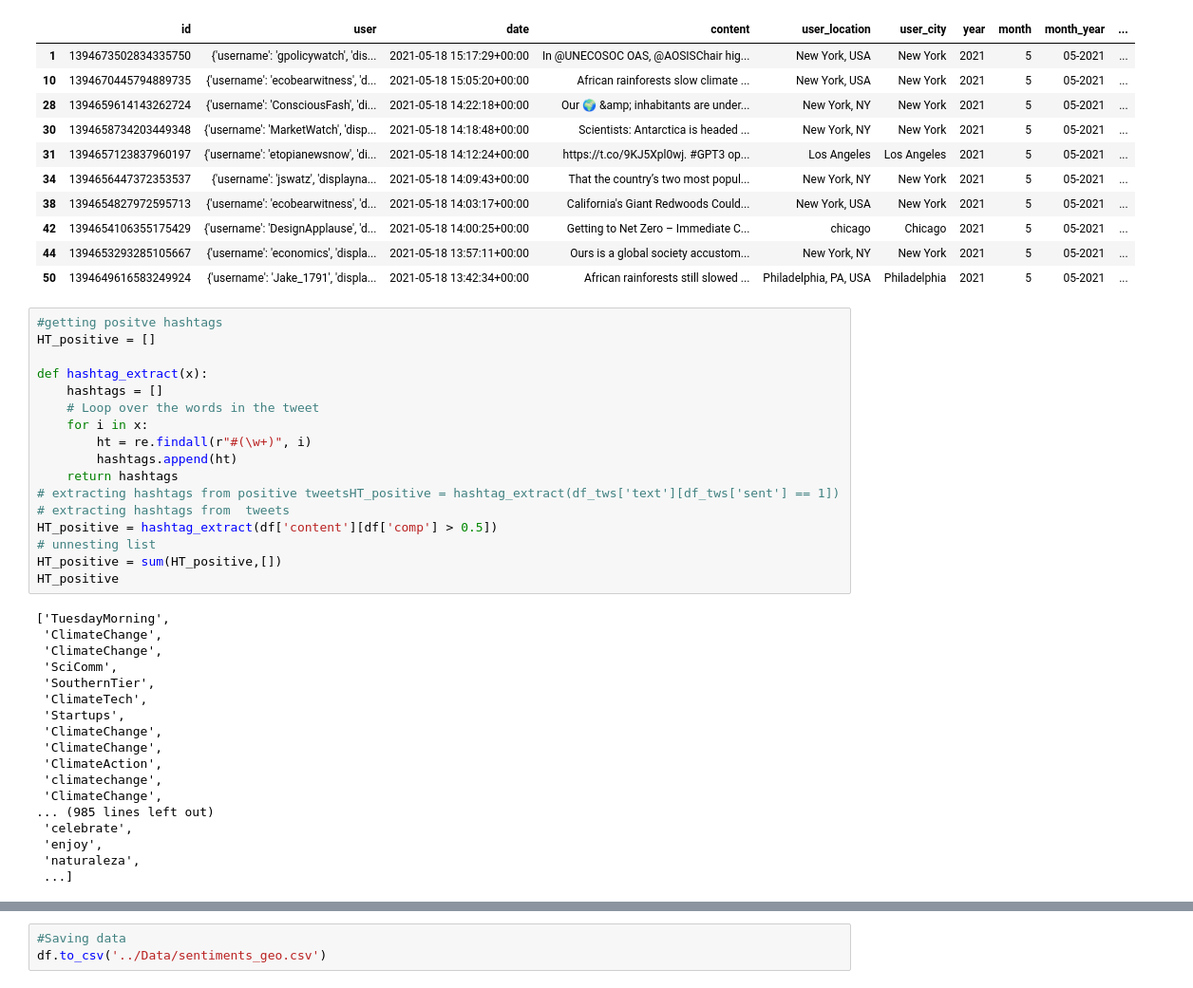
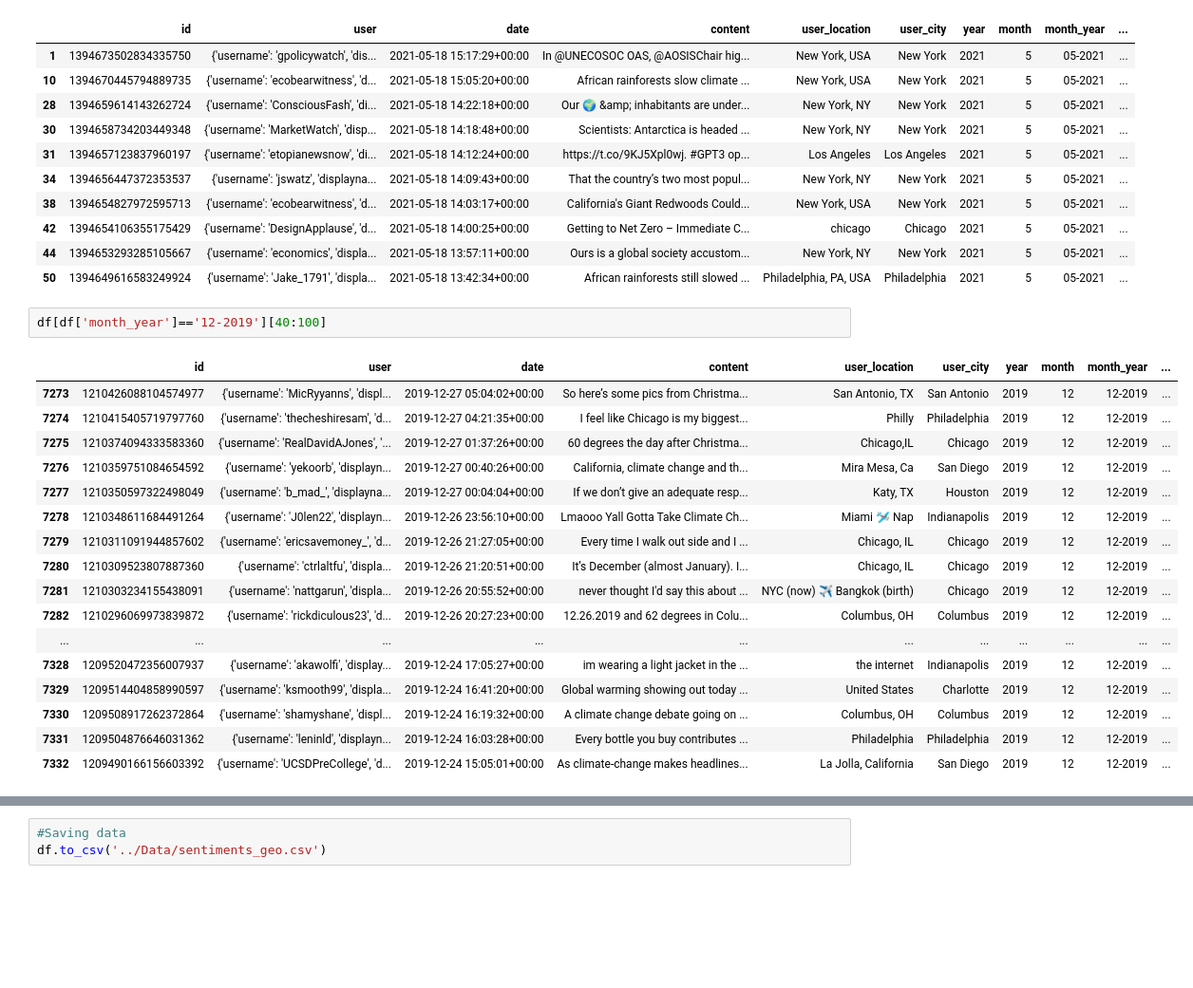
Before and after one commit to lisa-saunders/Twitter-Sentiment, a Jupyter notebook: Notebooks/2b_sentiment_analysis_geo.ipynb, the cells around one changed output, grey strips where cells are left out. Shown: that part at 95% size. Drawn from its saved outputs; the diff is of its cells as text; blank space fills up the shorter version.

```diff
--- a/Notebooks/2b_sentiment_analysis_geo.ipynb
+++ b/Notebooks/2b_sentiment_analysis_geo.ipynb
@@ -260,38 +260,23 @@ df[df['sentiment'] == 'neutral'].head(10)
 | 42 | 1394654106355175429 | {'username': 'DesignApplause', 'd... | 2021-05-18 14:00:25+00:00 | Getting to Net Zero – Immediate C... | chicago | Chicago | 2021 | 5 | 05-2021 | ... |
 | 44 | 1394653293285105667 | {'username': 'economics', 'displa... | 2021-05-18 13:57:11+00:00 | Ours is a global society accustom... | New York, NY | New York | 2021 | 5 | 05-2021 | ... |
 | 50 | 1394649616583249924 | {'username': 'Jake_1791', 'displa... | 2021-05-18 13:42:34+00:00 | African rainforests still slowed ... | Philadelphia, PA, USA | Philadelphia | 2021 | 5 | 05-2021 | ... |
-# %%
-#getting positve hashtags
-HT_positive = []
-
-def hashtag_extract(x):
-    hashtags = []
-    # Loop over the words in the tweet
-    for i in x:
-        ht = re.findall(r"#(\w+)", i)
-        hashtags.append(ht)
-    return hashtags
-# extracting hashtags from positive tweetsHT_positive = hashtag_extract(df_tws['text'][df_tws['sent'] == 1])
-# extracting hashtags from  tweets
-HT_positive = hashtag_extract(df['content'][df['comp'] > 0.5])
-# unnesting list
-HT_positive = sum(HT_positive,[])
-HT_positive
-# %% [output]
-['TuesdayMorning',
- 'ClimateChange',
- 'ClimateChange',
- 'SciComm',
- 'SouthernTier',
- 'ClimateTech',
- 'Startups',
- 'ClimateChange',
- 'ClimateChange',
- 'ClimateAction',
- 'climatechange',
- 'ClimateChange',
-... (985 lines left out)
- 'celebrate',
- 'enjoy',
- 'naturaleza',
- ...]
+# %%
+df[df['month_year']=='12-2019'][40:100]
+# %% [output]
+|  | id | user | date | content | user_location | user_city | year | month | month_year | ... |
+| 7273 | 1210426088104574977 | {'username': 'MicRyyanns', 'displ... | 2019-12-27 05:04:02+00:00 | So here’s some pics from Christma... | San Antonio, TX | San Antonio | 2019 | 12 | 12-2019 | ... |
+| 7274 | 1210415405719797760 | {'username': 'thecheshiresam', 'd... | 2019-12-27 04:21:35+00:00 | I feel like Chicago is my biggest... | Philly | Philadelphia | 2019 | 12 | 12-2019 | ... |
+| 7275 | 1210374094333583360 | {'username': 'RealDavidAJones', '... | 2019-12-27 01:37:26+00:00 | 60 degrees the day after Christma... | Chicago,IL | Chicago | 2019 | 12 | 12-2019 | ... |
+| 7276 | 1210359751084654592 | {'username': 'yekoorb', 'displayn... | 2019-12-27 00:40:26+00:00 | California, climate change and th... | Mira Mesa, Ca | San Diego | 2019 | 12 | 12-2019 | ... |
+| 7277 | 1210350597322498049 | {'username': 'b_mad_', 'displayna... | 2019-12-27 00:04:04+00:00 | If we don’t give an adequate resp... | Katy, TX | Houston | 2019 | 12 | 12-2019 | ... |
+| 7278 | 1210348611684491264 | {'username': 'J0len22', 'displayn... | 2019-12-26 23:56:10+00:00 | Lmaooo Yall Gotta Take Climate Ch... | Miami 🛩 Nap | Indianapolis | 2019 | 12 | 12-2019 | ... |
+| 7279 | 1210311091944857602 | {'username': 'ericsavemoney_', 'd... | 2019-12-26 21:27:05+00:00 | Every time I walk out side and I ... | Chicago, IL | Chicago | 2019 | 12 | 12-2019 | ... |
+| 7280 | 1210309523807887360 | {'username': 'ctrlaltfu', 'displa... | 2019-12-26 21:20:51+00:00 | It’s December (almost January). I... | Chicago, IL | Chicago | 2019 | 12 | 12-2019 | ... |
+| 7281 | 1210303234155438091 | {'username': 'nattgarun', 'displa... | 2019-12-26 20:55:52+00:00 | never thought I'd say this about ... | NYC (now) ✈ Bangkok (birth) | Chicago | 2019 | 12 | 12-2019 | ... |
+| 7282 | 1210296069973839872 | {'username': 'rickdiculous23', 'd... | 2019-12-26 20:27:23+00:00 | 12.26.2019 and 62 degrees in Colu... | Columbus, OH | Columbus | 2019 | 12 | 12-2019 | ... |
+| ... | ... | ... | ... | ... | ... | ... | ... | ... | ... | ... |
+| 7328 | 1209520472356007937 | {'username': 'akawolfi', 'display... | 2019-12-24 17:05:27+00:00 | im wearing a light jacket in the ... | the internet | Indianapolis | 2019 | 12 | 12-2019 | ... |
+| 7329 | 1209514404858990597 | {'username': 'ksmooth99', 'displa... | 2019-12-24 16:41:20+00:00 | Global warming showing out today ... | United States | Charlotte | 2019 | 12 | 12-2019 | ... |
+| 7330 | 1209508917262372864 | {'username': 'shamyshane', 'displ... | 2019-12-24 16:19:32+00:00 | A climate change debate going on ... | Columbus, OH | Columbus | 2019 | 12 | 12-2019 | ... |
+| 7331 | 1209504876646031362 | {'username': 'leninld', 'displayn... | 2019-12-24 16:03:28+00:00 | Every bottle you buy contributes ... | Philadelphia | Philadelphia | 2019 | 12 | 12-2019 | ... |
+| 7332 | 1209490166156603392 | {'username': 'UCSDPreCollege', 'd... | 2019-12-24 15:05:01+00:00 | As climate-change makes headlines... | La Jolla, California | San Diego | 2019 | 12 | 12-2019 | ... |
```
Also changed, not shown: parts of 4 cells of this notebook, 16 other files.
